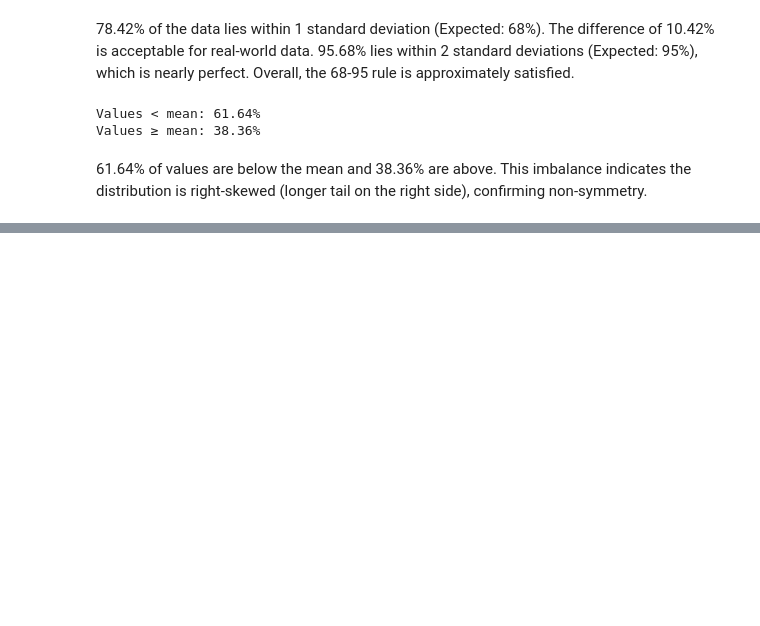
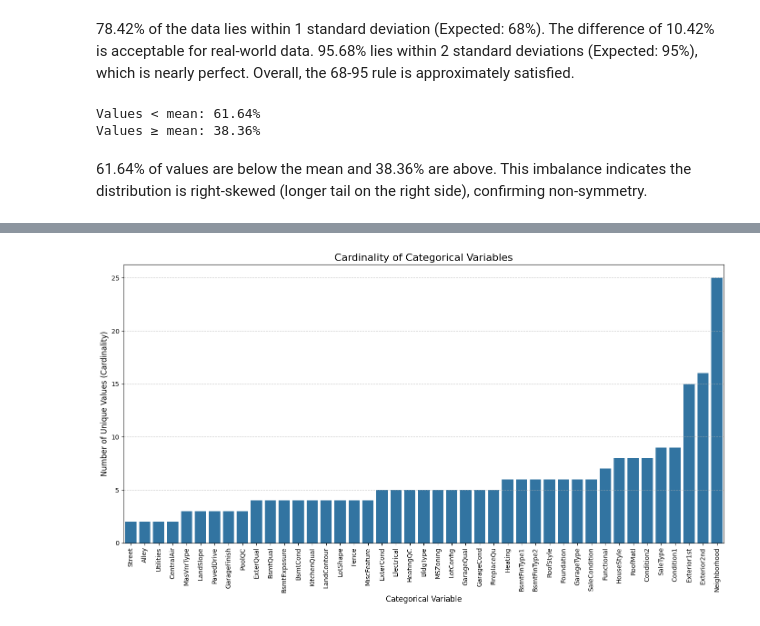
Before and after one commit to TheKusz/Stats_DSM030-2025-OCT, a Jupyter notebook: CW1/DSM030-CW-Oct25-Skeleton-Solution-House-Price-Stat-Significance (1).ipynb, the cells around one changed output, grey strips where cells are left out. Cells and saved outputs as stored; diff of their text form; code cells hidden in the pictures; blank space fills up the shorter version.

```diff
--- a/CW1/DSM030-CW-Oct25-Skeleton-Solution-House-Price-Stat-Significance (1).ipynb
+++ b/CW1/DSM030-CW-Oct25-Skeleton-Solution-House-Price-Stat-Significance (1).ipynb
@@ -100,0 +103,19 @@ Because the sample size (n=1460) is significantly larger than 30, the Central Li
+# %%
+import seaborn as sns
+
+categorical_cols = df.select_dtypes(include=['object']).columns
+cardinality = df[categorical_cols].nunique()
+sorted_cardinality = cardinality.sort_values()
+
+plt.figure(figsize=(14, 8))
+sns.barplot(x=sorted_cardinality.index, y=sorted_cardinality.values)
+plt.xticks(rotation=90)
+plt.xlabel('Categorical Variable', fontsize=12)
+plt.ylabel('Number of Unique Values (Cardinality)', fontsize=12)
+plt.title('Cardinality of Categorical Variables', fontsize=16)
+plt.grid(axis='y', linestyle='--', alpha=0.7)
+
+plt.tight_layout()
+plt.show()
+# %% [output]
+[figure, added]
```
Also changed, not shown: parts of 16 cells of this notebook, 1 other file.
